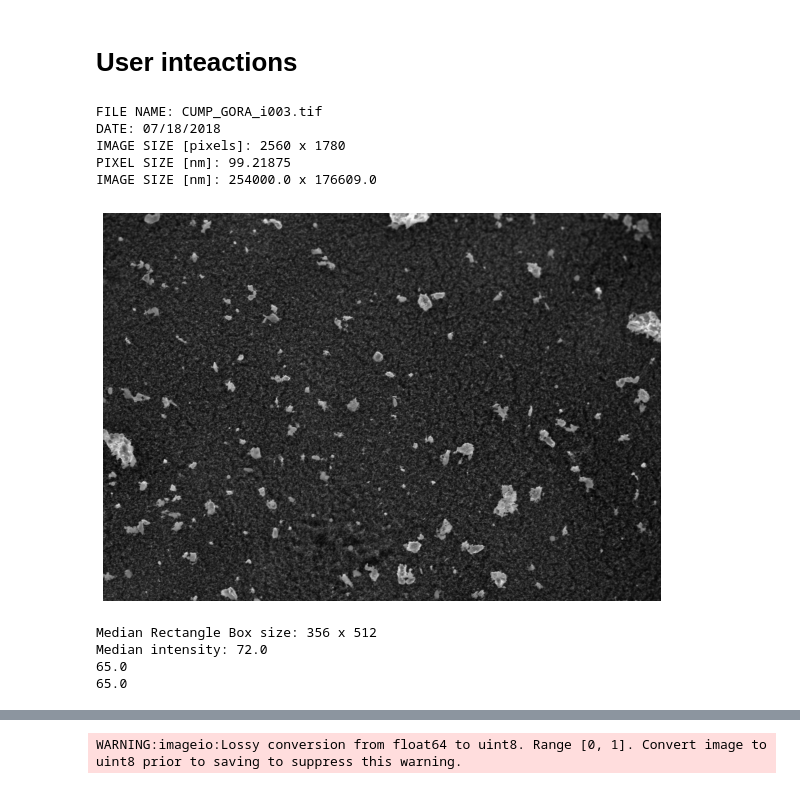
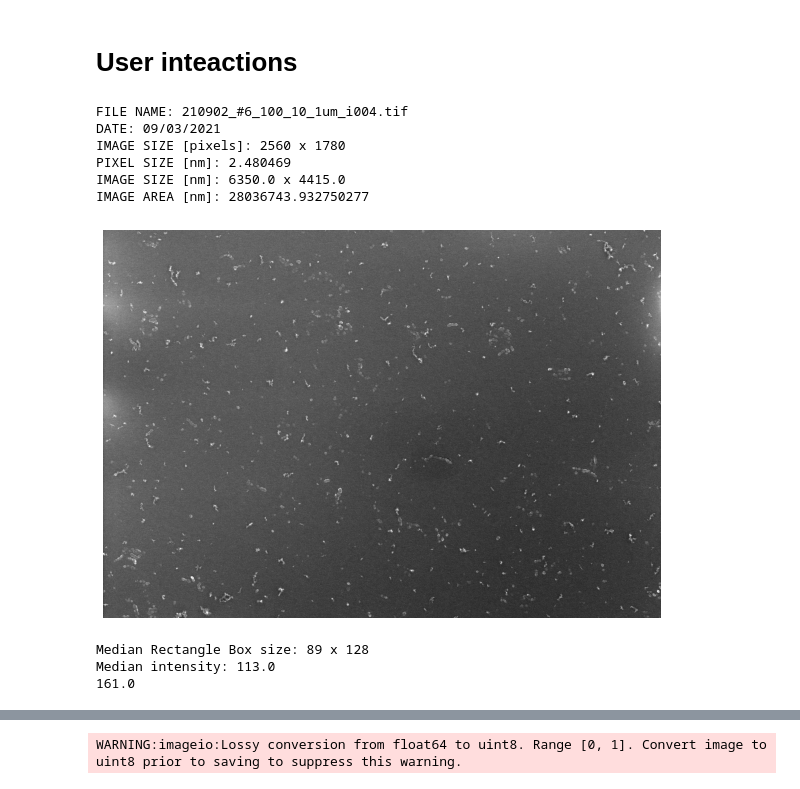
Before and after one commit to kozz84/Image-analysis, a Jupyter notebook: Image_analysis_2.ipynb, the cells around one changed output, grey strips where cells are left out. Drawn from its saved outputs; the diff is of its cells as text; code cells hidden in the pictures.

```diff
--- a/Image_analysis_2.ipynb
+++ b/Image_analysis_2.ipynb
@@ -50,11 +50,13 @@ def loadfile(filepath):
             round(width*float(sem_dict['PixelSize']),0),
             'x',
             round(height*float(sem_dict['PixelSize']),0))
+        print('IMAGE AREA [nm]:', width*float(sem_dict['PixelSize'])*height*float(sem_dict['PixelSize']))
+        image_area = width*float(sem_dict['PixelSize'])*height*float(sem_dict['PixelSize'])
     plt.figure(figsize=(10,10))
     plt.axis('off')
     plt.imshow(img,vmax=255, cmap='gray')
     plt.show()
-    return img, sem_dict,width, height,pixelsize
+    return img, sem_dict,width, height,pixelsize,image_area
 # %%
 def image_info(img):
     im = img.copy()
@@ -242,22 +265,22 @@ def label_img():
 # %% [markdown]
 # User inteactions
 # %%
-img,sem_dict,width, height,pixelsize = loadfile('/content/drive/MyDrive/CIOP/images/CUMP_GORA_i003.tif')
+img,sem_dict,width, height,pixelsize,image_area = loadfile('/content/drive/MyDrive/CIOP/images/210902_#6_100_10_1um_i004.tif')
 # %% [output]
-FILE NAME: CUMP_GORA_i003.tif
-DATE: 07/18/2018
+FILE NAME: 210902_#6_100_10_1um_i004.tif
+DATE: 09/03/2021
 IMAGE SIZE [pixels]: 2560 x 1780
-PIXEL SIZE [nm]: 99.21875
-IMAGE SIZE [nm]: 254000.0 x 176609.0
+PIXEL SIZE [nm]: 2.480469
+IMAGE SIZE [nm]: 6350.0 x 4415.0
+IMAGE AREA [nm]: 28036743.932750277
-[figure, old version]
+[figure, new version]
 # %%
 #pd.DataFrame(sem_dict,index=[0]).T
 # %%
 #image_info(img)
 # %%
-img2, median_img,mask = uniform(5,5)
+img2, median_img,mask = uniform(20,20)
 # %% [output]
-Median Rectangle Box size: 356 x 512
-Median intensity: 72.0
-65.0
-65.0
+Median Rectangle Box size: 89 x 128
+Median intensity: 113.0
+161.0
```
Also changed, not shown: parts of 19 cells of this notebook.
